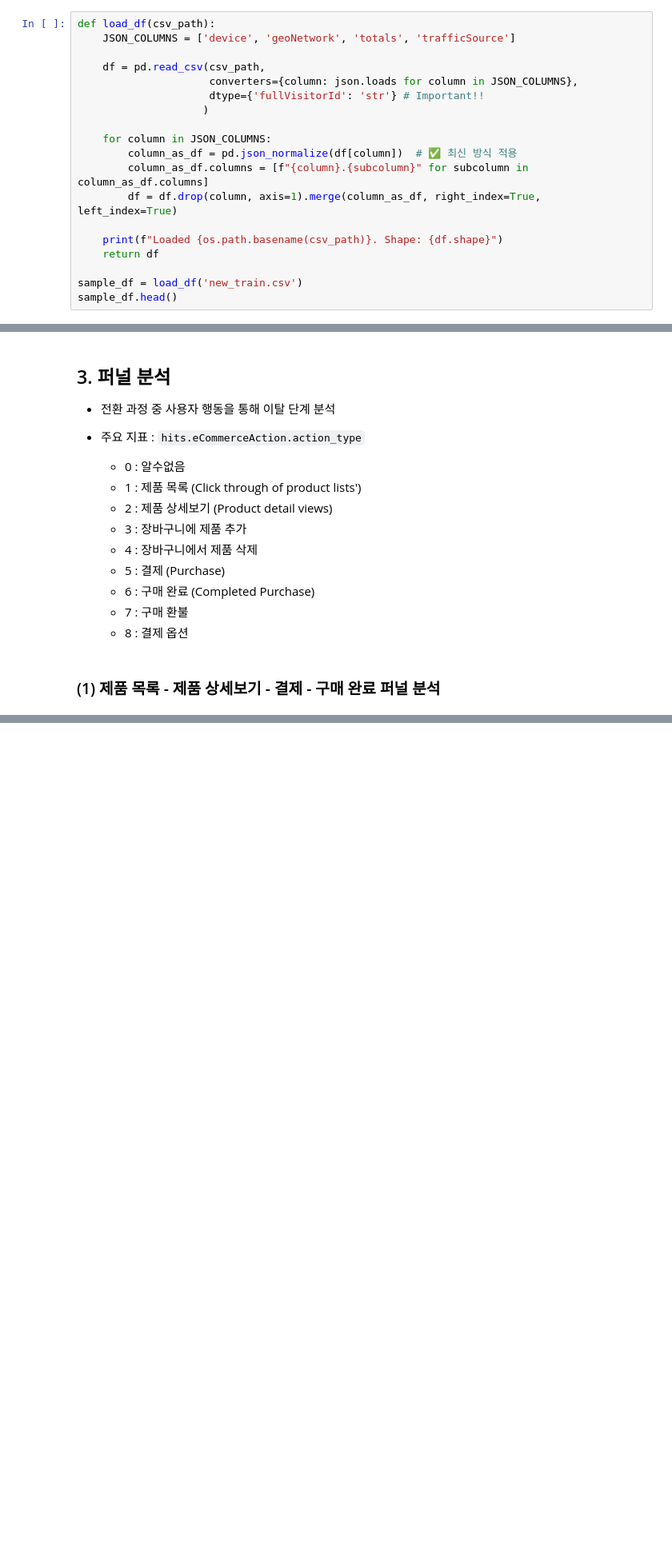
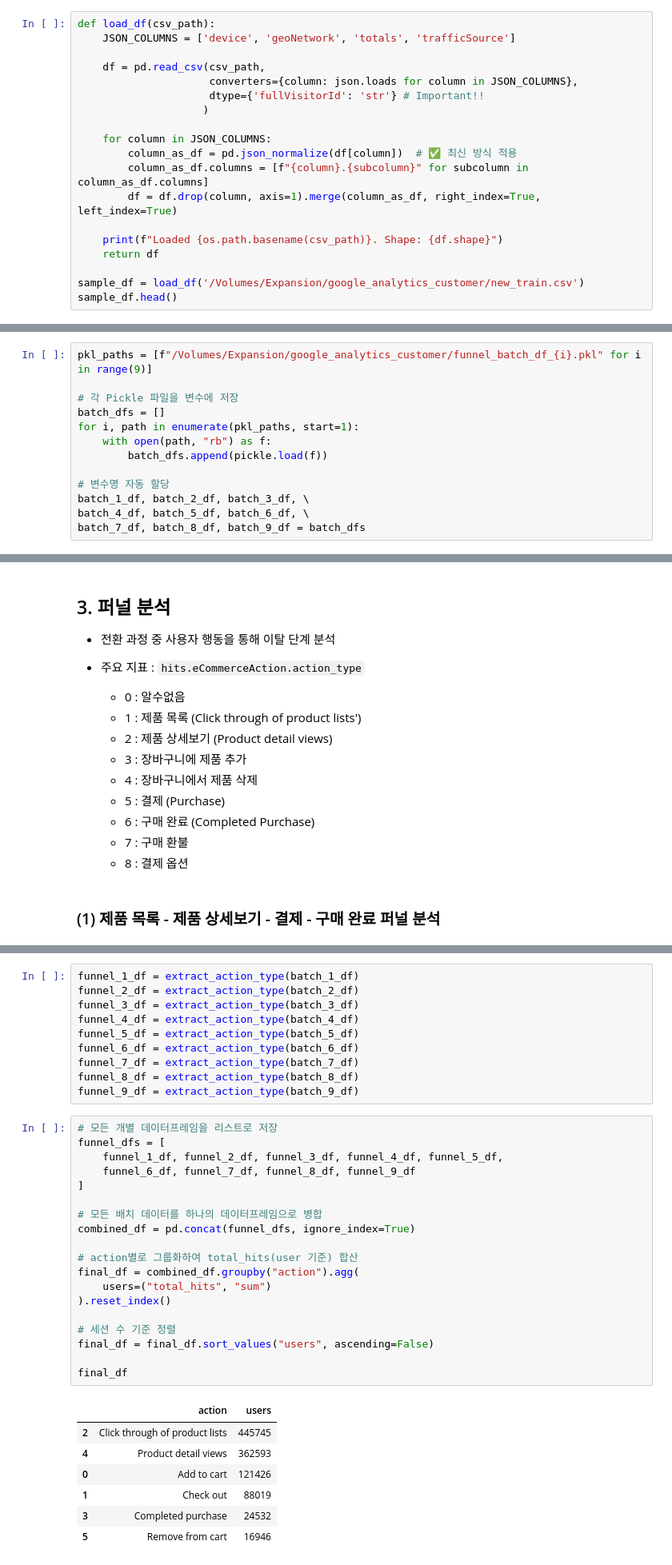
Before and after one commit to yeedacoding/eCommerce-User-Behavior-Analytics, a Jupyter notebook: funnel_analysis.ipynb, the cells around one changed output, grey strips where cells are left out. Shown at 80% size. Drawn from its saved outputs; the diff is of its cells as text; blank space fills up the shorter version.

Commit message:
Funnel Analysis

```diff
--- a/funnel_analysis.ipynb
+++ b/funnel_analysis.ipynb
@@ -51,7 +54,7 @@ def load_df(csv_path):
     print(f"Loaded {os.path.basename(csv_path)}. Shape: {df.shape}")
     return df
 
-sample_df = load_df('new_train.csv')
+sample_df = load_df('/Volumes/Expansion/google_analytics_customer/new_train.csv')
 sample_df.head()
 # %% [output]
 Loaded new_train.csv. Shape: (903653, 60)
@@ -108,3 +159,16 @@ sample_df['hits'][0]
+# %%
+pkl_paths = [f"/Volumes/Expansion/google_analytics_customer/funnel_batch_df_{i}.pkl" for i in range(9)]
+
+# 각 Pickle 파일을 변수에 저장
+batch_dfs = []
+for i, path in enumerate(pkl_paths, start=1):
+    with open(path, "rb") as f:
+        batch_dfs.append(pickle.load(f))
+
+# 변수명 자동 할당
+batch_1_df, batch_2_df, batch_3_df, \
+batch_4_df, batch_5_df, batch_6_df, \
+batch_7_df, batch_8_df, batch_9_df = batch_dfs
 # %% [markdown]
 ### (1) 이탈률(bounce rate) 분석
 - 이탈률 = 이탈수(totals.bounces) / 방문수(전체 행)
@@ -538,0 +601,37 @@ ast.literal_eval(train_df['hits'][0])
+# %%
+funnel_1_df = extract_action_type(batch_1_df)
+funnel_2_df = extract_action_type(batch_2_df)
+funnel_3_df = extract_action_type(batch_3_df)
+funnel_4_df = extract_action_type(batch_4_df)
+funnel_5_df = extract_action_type(batch_5_df)
+funnel_6_df = extract_action_type(batch_6_df)
+funnel_7_df = extract_action_type(batch_7_df)
+funnel_8_df = extract_action_type(batch_8_df)
+funnel_9_df = extract_action_type(batch_9_df)
+# %%
+# 모든 개별 데이터프레임을 리스트로 저장
+funnel_dfs = [
+    funnel_1_df, funnel_2_df, funnel_3_df, funnel_4_df, funnel_5_df,
+    funnel_6_df, funnel_7_df, funnel_8_df, funnel_9_df
+]
+
+# 모든 배치 데이터를 하나의 데이터프레임으로 병합
+combined_df = pd.concat(funnel_dfs, ignore_index=True)
+
+# action별로 그룹화하여 total_hits(user 기준) 합산
+final_df = combined_df.groupby("action").agg(
+    users=("total_hits", "sum")
+).reset_index()
+
+# 세션 수 기준 정렬
+final_df = final_df.sort_values("users", ascending=False)
+
+final_df
+# %% [output]
+|  | action | users |
+| 2 | Click through of product lists | 445745 |
+| 4 | Product detail views | 362593 |
+| 0 | Add to cart | 121426 |
+| 1 | Check out | 88019 |
+| 3 | Completed purchase | 24532 |
+| 5 | Remove from cart | 16946 |
```
Also changed, not shown: parts of 30 cells of this notebook.
